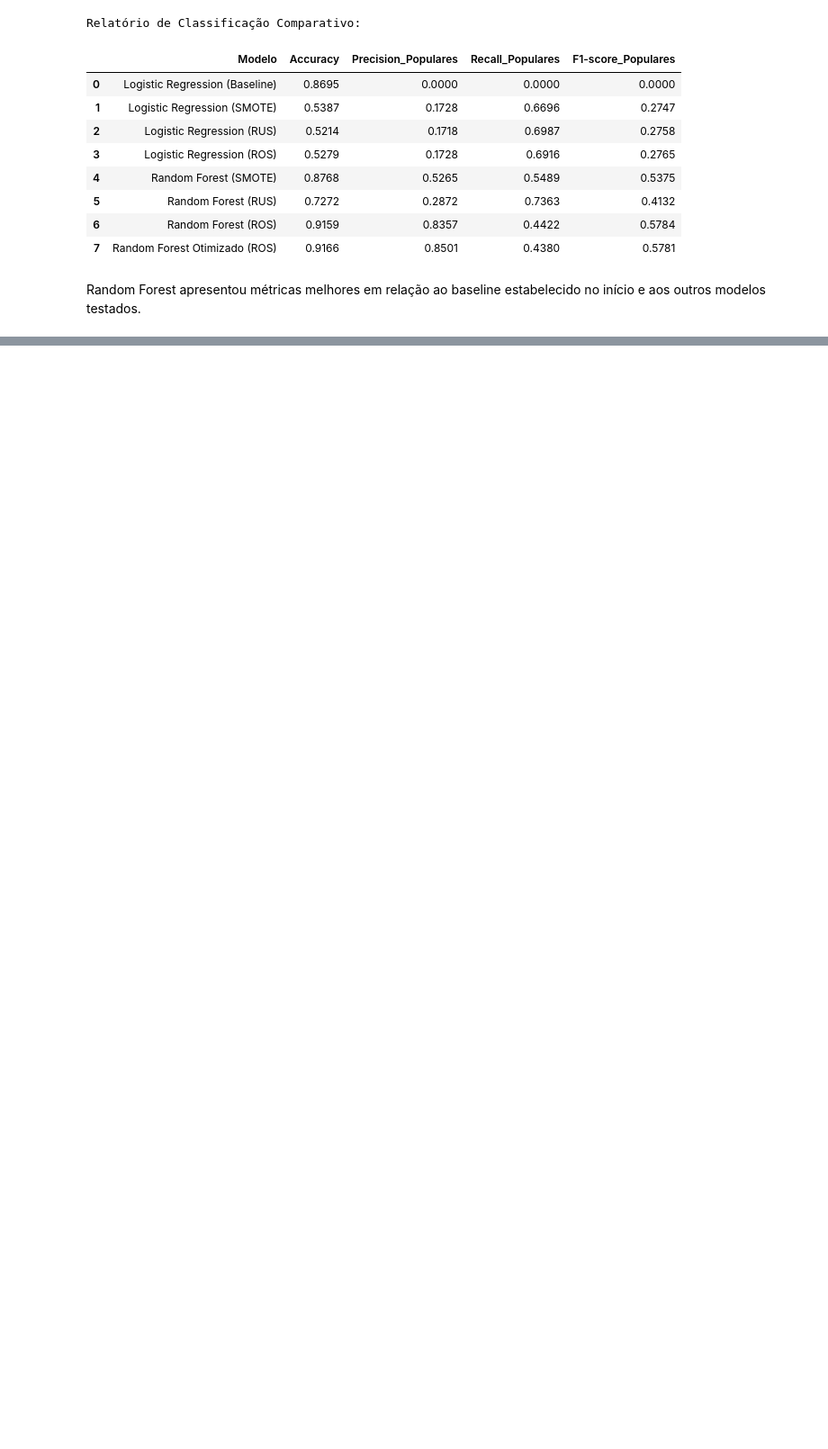
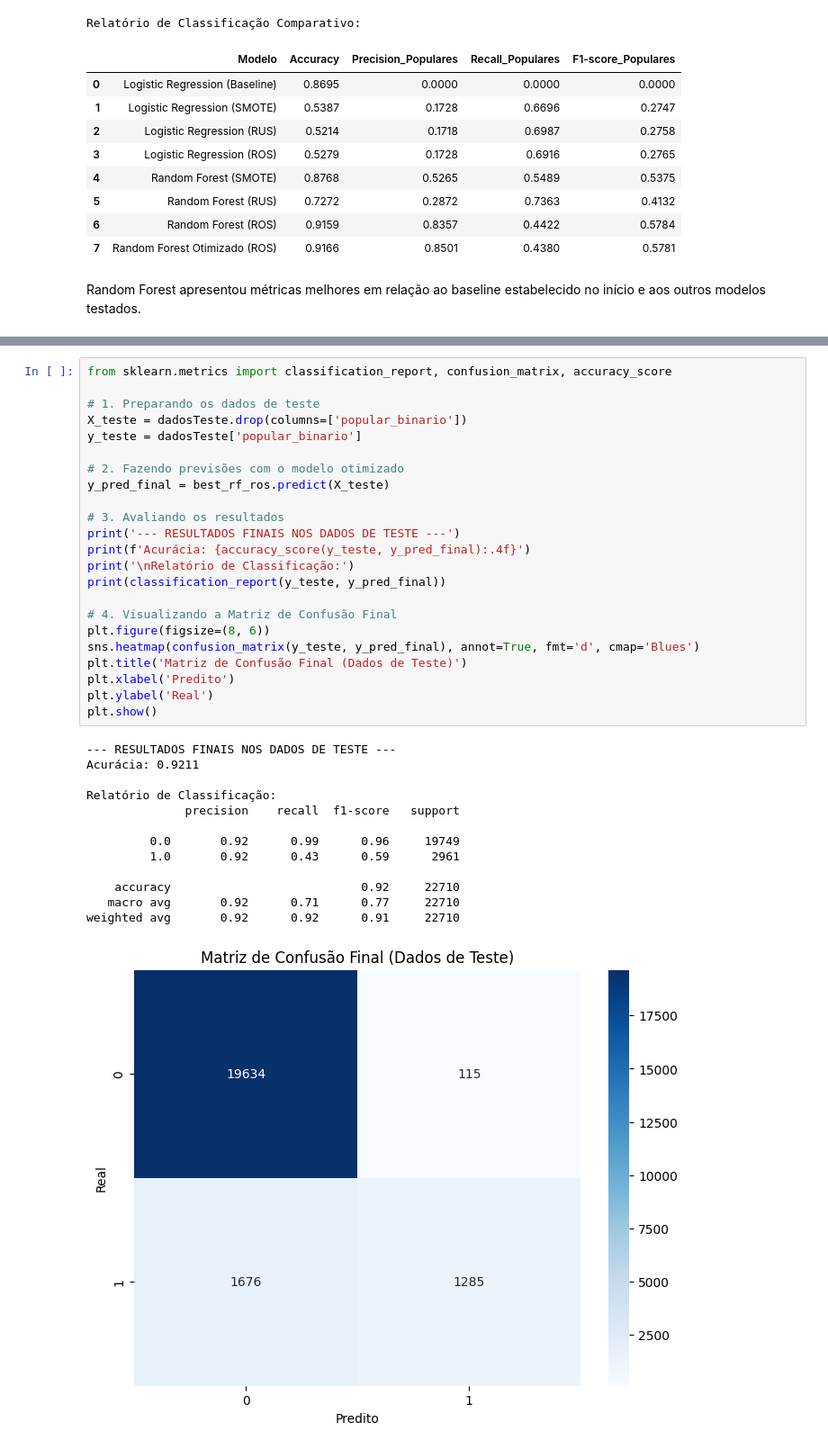
Before and after one commit to AleixoCodes/Machine-Learning-com-dados-do-Spotify, a Jupyter notebook: Analise_dos_dados_com_ML.ipynb, the cells around one changed output, grey strips where cells are left out. Shown at 90% size. Drawn from its saved outputs; the diff is of its cells as text; blank space fills up the shorter version.

```diff
--- a/Analise_dos_dados_com_ML.ipynb
+++ b/Analise_dos_dados_com_ML.ipynb
@@ -696,0 +772,37 @@ Random Forest apresentou métricas melhores em relação ao baseline estabelecid
+# %%
+from sklearn.metrics import classification_report, confusion_matrix, accuracy_score
+
+# 1. Preparando os dados de teste
+X_teste = dadosTeste.drop(columns=['popular_binario'])
+y_teste = dadosTeste['popular_binario']
+
+# 2. Fazendo previsões com o modelo otimizado
+y_pred_final = best_rf_ros.predict(X_teste)
+
+# 3. Avaliando os resultados
+print('--- RESULTADOS FINAIS NOS DADOS DE TESTE ---')
+print(f'Acurácia: {accuracy_score(y_teste, y_pred_final):.4f}')
+print('\nRelatório de Classificação:')
+print(classification_report(y_teste, y_pred_final))
+
+# 4. Visualizando a Matriz de Confusão Final
+plt.figure(figsize=(8, 6))
+sns.heatmap(confusion_matrix(y_teste, y_pred_final), annot=True, fmt='d', cmap='Blues')
+plt.title('Matriz de Confusão Final (Dados de Teste)')
+plt.xlabel('Predito')
+plt.ylabel('Real')
+plt.show()
+# %% [output]
+--- RESULTADOS FINAIS NOS DADOS DE TESTE ---
+Acurácia: 0.9211
+
+Relatório de Classificação:
+              precision    recall  f1-score   support
+
+         0.0       0.92      0.99      0.96     19749
+         1.0       0.92      0.43      0.59      2961
+
+    accuracy                           0.92     22710
+   macro avg       0.92      0.71      0.77     22710
+weighted avg       0.92      0.92      0.91     22710
+[figure, added]
```
Also changed, not shown: parts of 15 cells of this notebook.
